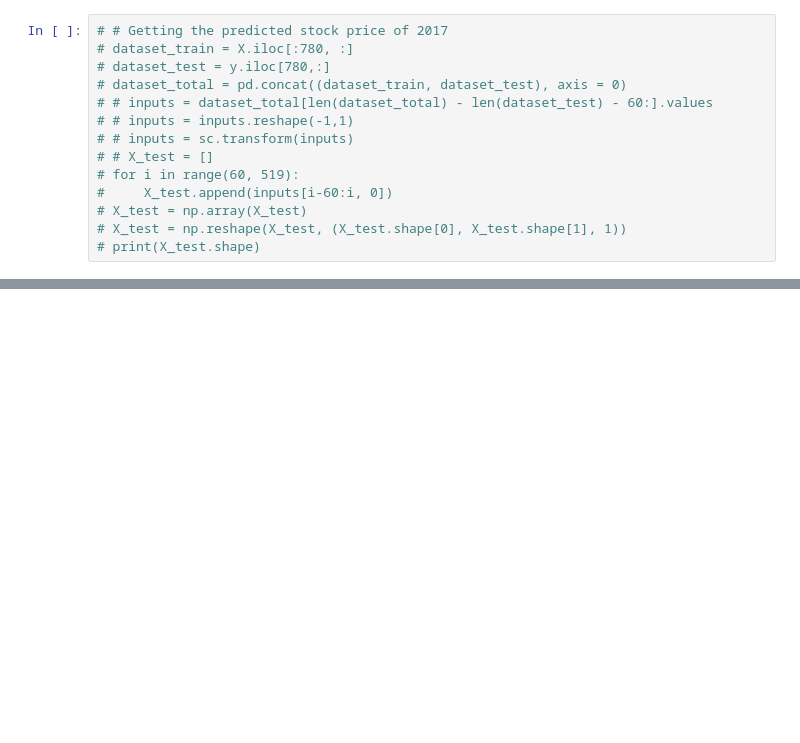
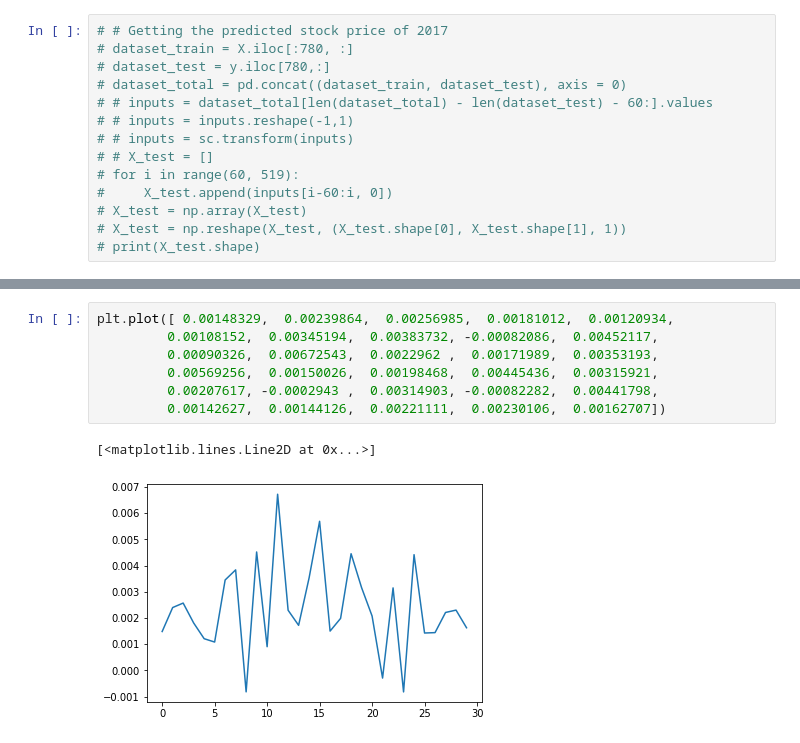
Before and after one commit to netoconcon/next_trend, a Jupyter notebook: notebooks/tanise_nuts_nuts-rnn_com_imputer-Copy1.ipynb, the cells around one changed output, grey strips where cells are left out. Cells and saved outputs as stored; diff of their text form; blank space fills up the shorter version.

```diff
--- a/notebooks/tanise_nuts_nuts-rnn_com_imputer-Copy1.ipynb
+++ b/notebooks/tanise_nuts_nuts-rnn_com_imputer-Copy1.ipynb
@@ -461,0 +456,10 @@ tesla_model.predict(X_test).shape
+# %%
+plt.plot([ 0.00148329,  0.00239864,  0.00256985,  0.00181012,  0.00120934,
+         0.00108152,  0.00345194,  0.00383732, -0.00082086,  0.00452117,
+         0.00090326,  0.00672543,  0.0022962 ,  0.00171989,  0.00353193,
+         0.00569256,  0.00150026,  0.00198468,  0.00445436,  0.00315921,
+         0.00207617, -0.0002943 ,  0.00314903, -0.00082282,  0.00441798,
+         0.00142627,  0.00144126,  0.00221111,  0.00230106,  0.00162707])
+# %% [output]
+[<matplotlib.lines.Line2D at 0x...>]
+[figure, added]
```
Also changed, not shown: parts of 34 cells of this notebook, 1 other file.
